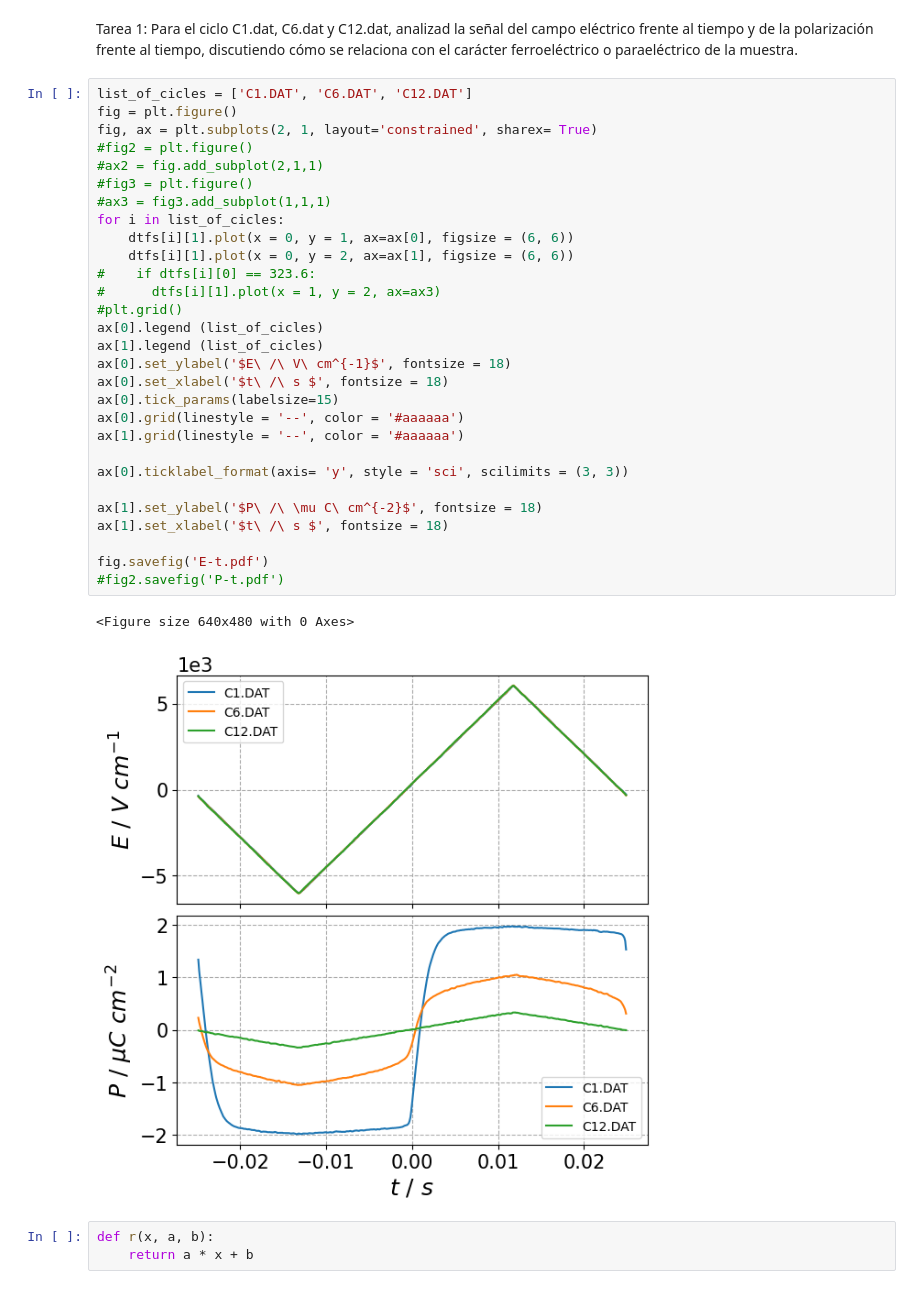
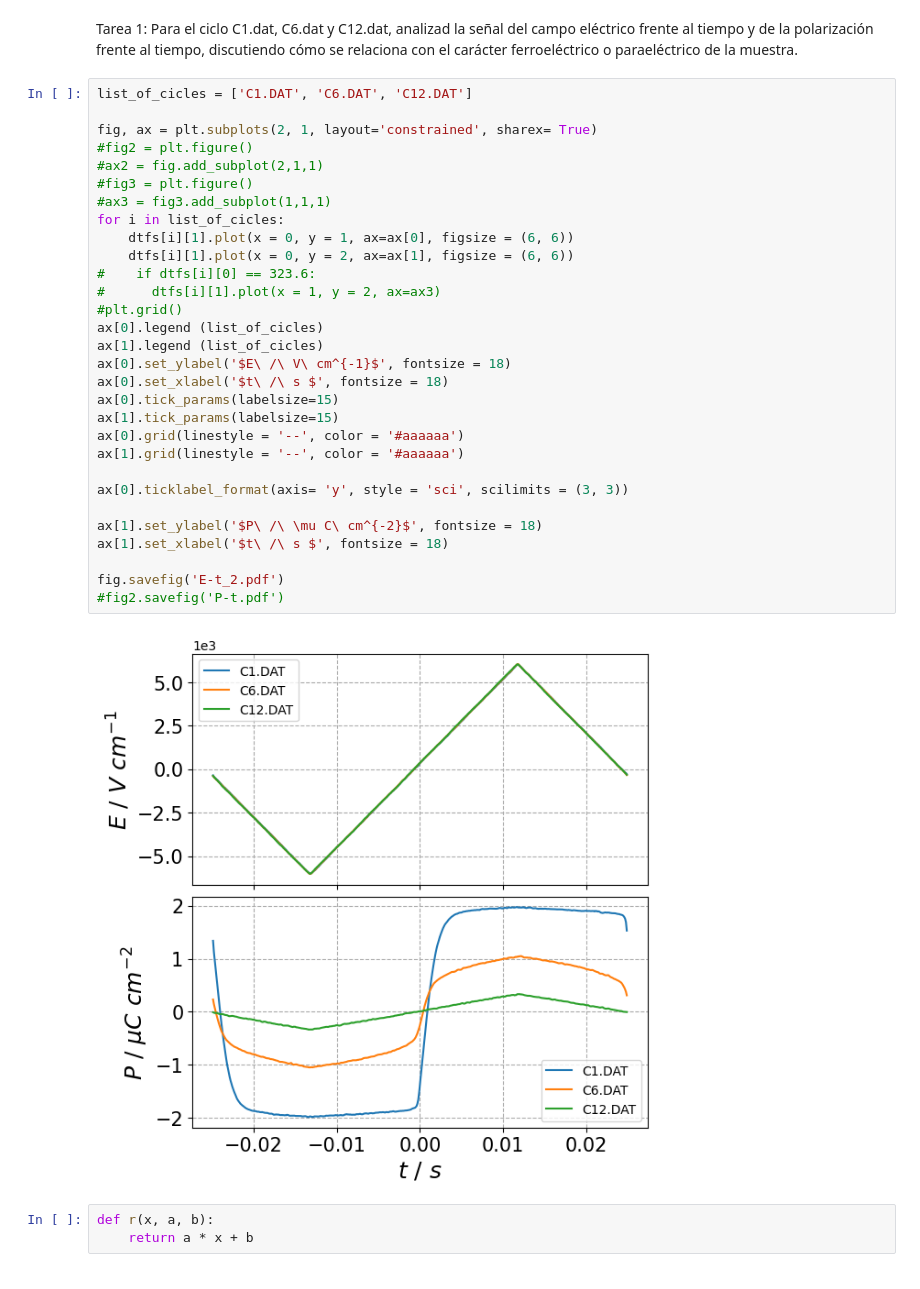
Before and after one commit to albertopeinador/termicas, a Jupyter notebook: lab_termo.ipynb, the cells around one changed output. Saved outputs shown, nothing was run; the diff lists cells and outputs as text.

```diff
--- a/lab_termo.ipynb
+++ b/lab_termo.ipynb
@@ -42,36 +40,36 @@ dtfs, file_names = load_files_with_pattern(direc, 'temps_ej1.csv')
 Tarea 1: Para el ciclo C1.dat, C6.dat y C12.dat, analizad la señal del campo eléctrico frente al tiempo y de la polarización frente al tiempo, discutiendo cómo se relaciona con el carácter ferroeléctrico o paraeléctrico de la muestra.
 # %%
 list_of_cicles = ['C1.DAT', 'C6.DAT', 'C12.DAT']
-fig = plt.figure()
+
 fig, ax = plt.subplots(2, 1, layout='constrained', sharex= True)
 #fig2 = plt.figure()
 #ax2 = fig.add_subplot(2,1,1)
 #fig3 = plt.figure()
 #ax3 = fig3.add_subplot(1,1,1)
 for i in list_of_cicles:
     dtfs[i][1].plot(x = 0, y = 1, ax=ax[0], figsize = (6, 6))
     dtfs[i][1].plot(x = 0, y = 2, ax=ax[1], figsize = (6, 6))
 #    if dtfs[i][0] == 323.6:
 #      dtfs[i][1].plot(x = 1, y = 2, ax=ax3)
 #plt.grid()
 ax[0].legend (list_of_cicles)
 ax[1].legend (list_of_cicles)
 ax[0].set_ylabel('$E\ /\ V\ cm^{-1}$', fontsize = 18)
 ax[0].set_xlabel('$t\ /\ s $', fontsize = 18)
 ax[0].tick_params(labelsize=15)
+ax[1].tick_params(labelsize=15)
 ax[0].grid(linestyle = '--', color = '#aaaaaa')
 ax[1].grid(linestyle = '--', color = '#aaaaaa')
 
 ax[0].ticklabel_format(axis= 'y', style = 'sci', scilimits = (3, 3))
 
 ax[1].set_ylabel('$P\ /\ \mu C\ cm^{-2}$', fontsize = 18)
 ax[1].set_xlabel('$t\ /\ s $', fontsize = 18)
 
-fig.savefig('E-t.pdf')
+fig.savefig('E-t_2.pdf')
 #fig2.savefig('P-t.pdf')
 # %% [output]
-<Figure size 640x480 with 0 Axes>
-[figure, old version]
+[figure, new version]
 # %%
 def r(x, a, b):
     return a * x + b
```
Also changed, not shown: parts of 9 cells of this notebook, 16 other files.
